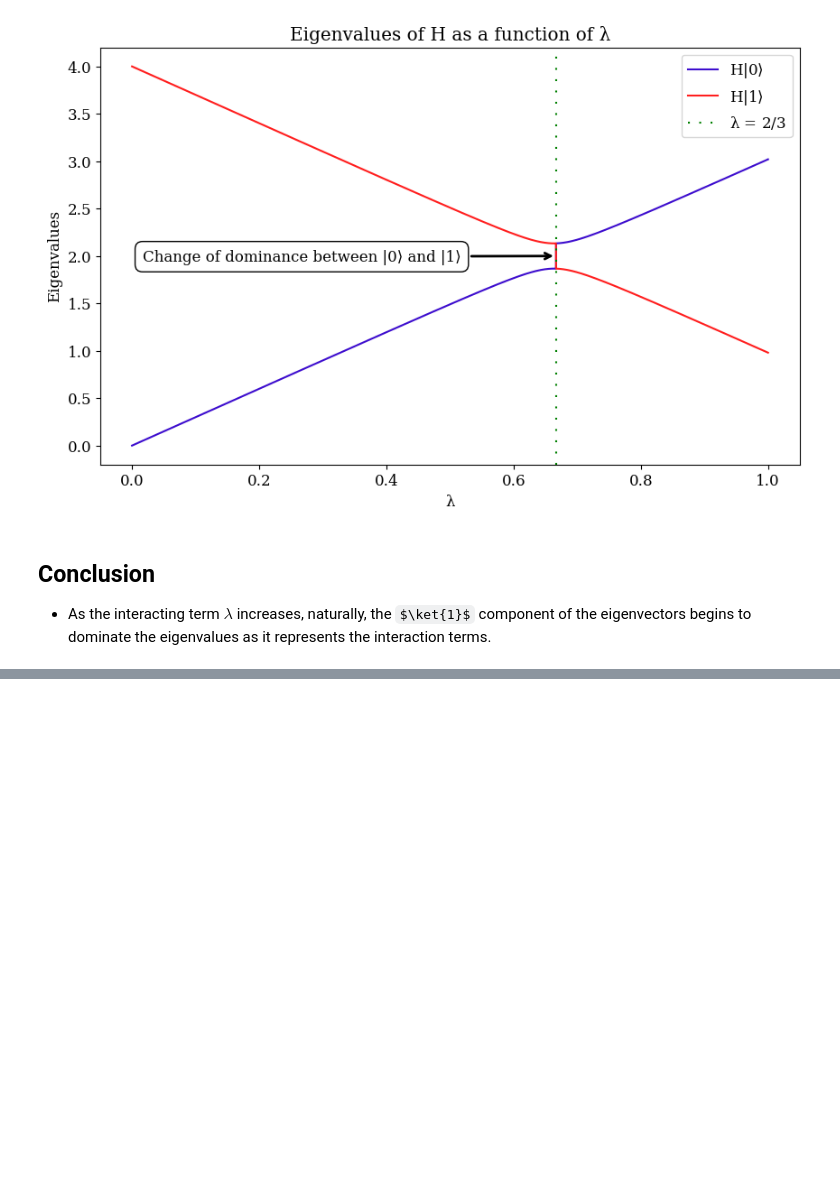
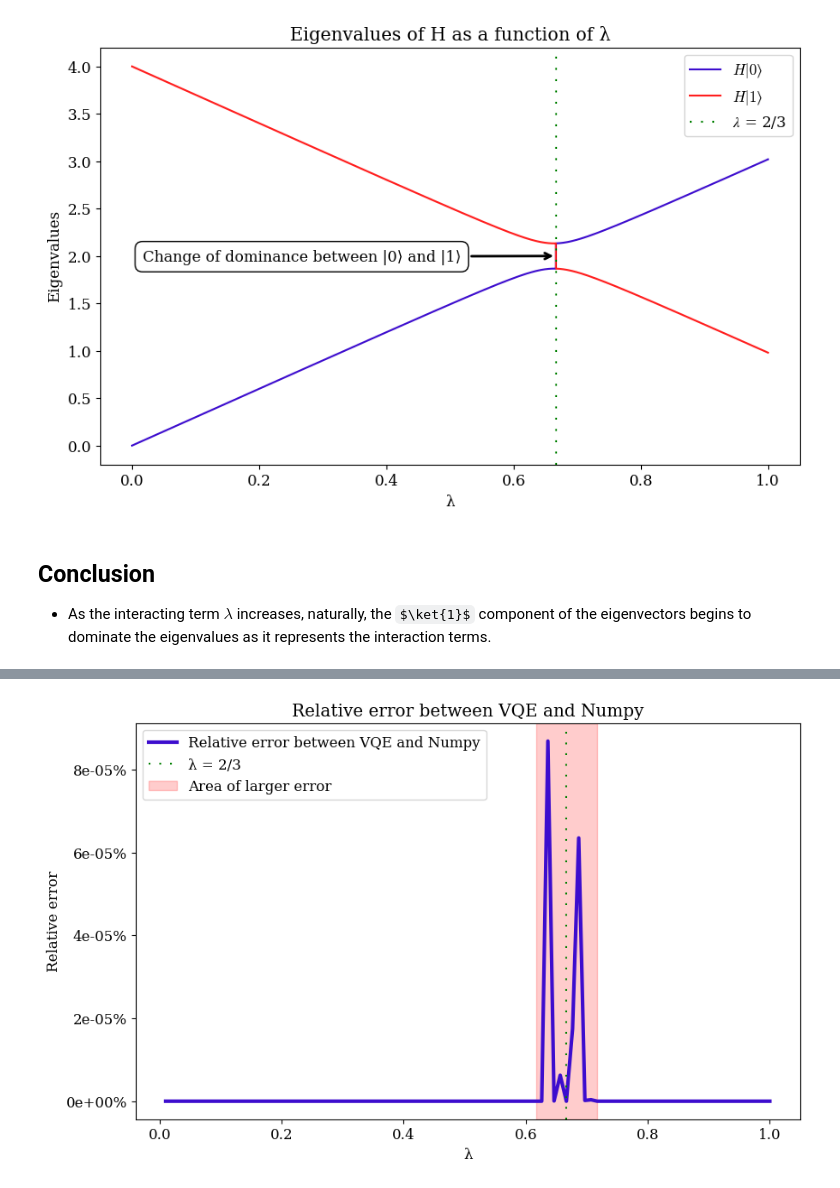
Before and after one commit to Oskar-Idland/FYS5419-Quantum-Computing-and-Quantum-Machine-Learning, a Jupyter notebook: Project_1/Project_1.ipynb, the cells around one changed output, grey strips where cells are left out. Drawn from its saved outputs; the diff is of its cells as text; code cells hidden in the pictures; some formulas as TeX source; blank space fills up the shorter version.

```diff
--- a/Project_1/Project_1.ipynb
+++ b/Project_1/Project_1.ipynb
@@ -37,7 +40,8 @@ def qubits():
     q1 = np.array([0, 1])
     return q0, q1
 
-def pauli():
+@njit
+def pauli() -> tuple[np.ndarray[np.complex128], np.ndarray[np.complex128], np.ndarray[np.complex128]]:
     '''
     Creates the Pauli matrices σ_x, σ_y, and σ_z.
 
@@ -50,9 +54,9 @@ def pauli():
         σ_z: np.ndarray
             Pauli Z
     '''
-    σ_x = np.array([[0, 1], [1, 0]]) # Pauli X
-    σ_y = np.array([[0, -1j], [1j, 0]]) # Pauli Y
-    σ_z = np.array([[1, 0], [0, -1]]) # Pauli Z
+    σ_x = np.array([[0, 1], [1, 0]], dtype=np.complex128) # Pauli X
+    σ_y = np.array([[0, -1j], [1j, 0]], dtype=np.complex128) # Pauli Y
+    σ_z = np.array([[1, 0], [0, -1]], dtype=np.complex128) # Pauli Z
     return σ_x, σ_y, σ_z
 
 def hadamard():
@@ -522,0 +675,22 @@ plt.show()
+# %%
+warnings.filterwarnings('ignore', category=RuntimeWarning) # Suppress RuntimeWarnings
+plt.plot(lambdas, (eig_vals_vqe - eig_vals_numpy) / eig_vals_numpy, label='Relative error between VQE and Numpy', linewidth=3)
+warnings.filterwarnings('default', category=RuntimeWarning) # Reset warnings
+
+plt.axvline(x=2/3, color='green', linestyle=(0, (1, 5)), label='λ = 2/3')
+x = 2/3
+y = 6e-3
+width = 1/20
+plt.axvspan(x - width, x + width , color='red', alpha=0.2, label='Area of larger error')
+
+plt.xlabel('λ')
+plt.ylabel('Relative error')
+
+percentage_formatter = lambda x, _: f'{x/100:.0e}%'
+plt.gca().yaxis.set_major_formatter(plt.FuncFormatter(percentage_formatter))
+
+plt.legend()
+plt.title('Relative error between VQE and Numpy')
+plt.show()
+# %% [output]
+[figure, added]
```
Also changed, not shown: parts of 19 cells of this notebook.
